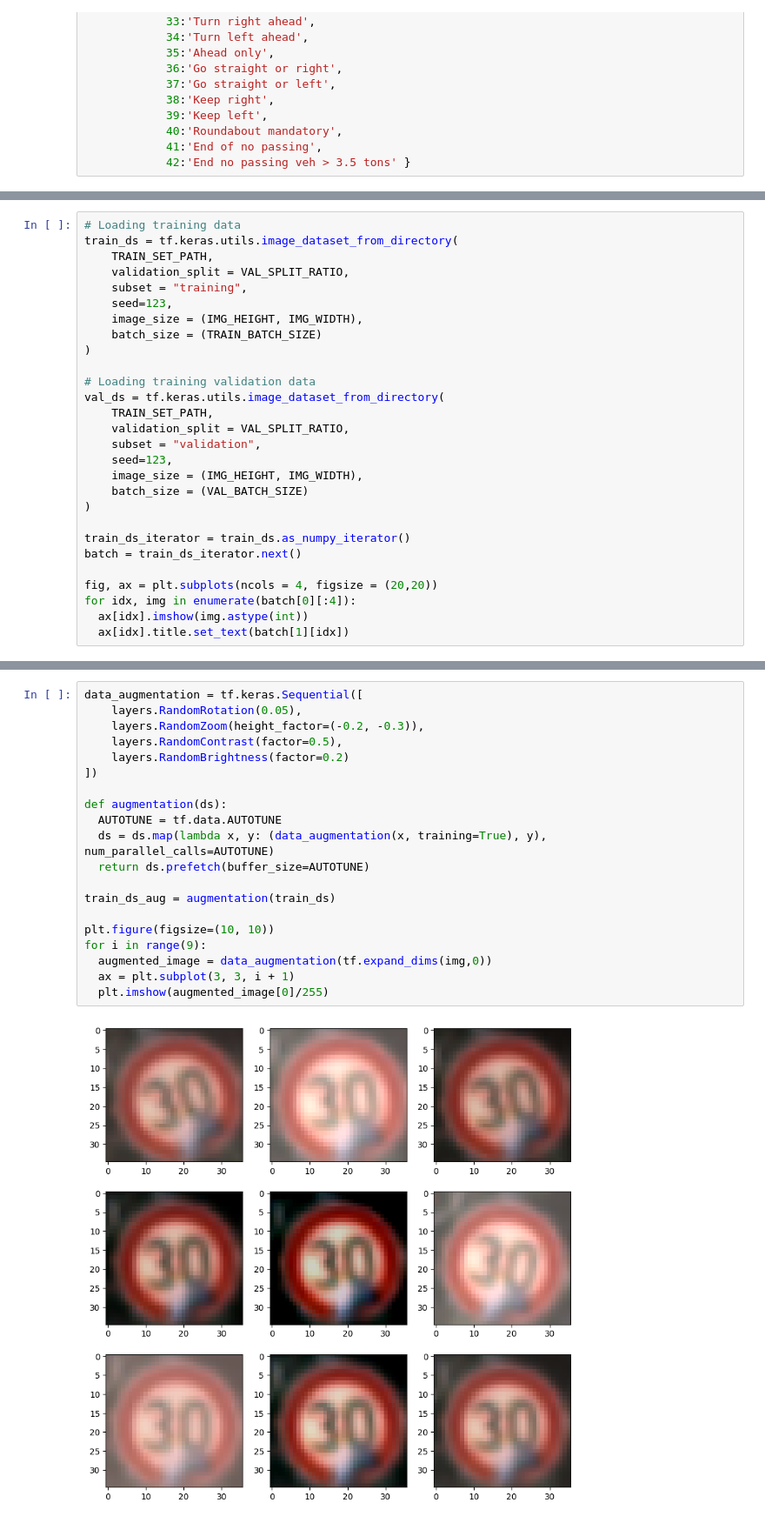
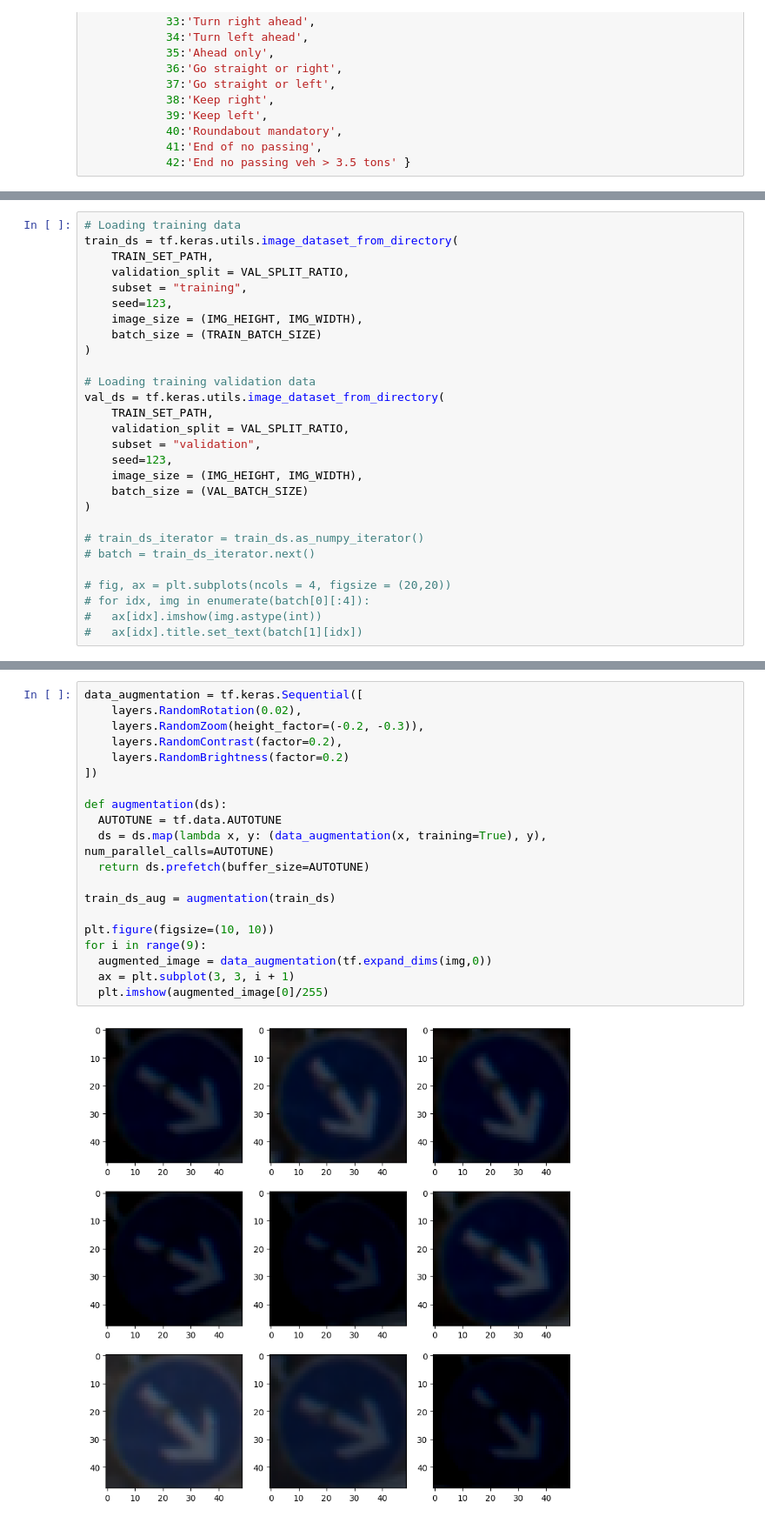
Before and after one commit to Kurtiadam/GTSRB, a Jupyter notebook: GTSRB.ipynb, the cells around one changed output, grey strips where cells are left out. Shown at 87% size. Cells and saved outputs as stored; diff of their text form.

```diff
--- a/GTSRB.ipynb
+++ b/GTSRB.ipynb
@@ -147,13 +168,13 @@ val_ds = tf.keras.utils.image_dataset_from_directory(
     batch_size = (VAL_BATCH_SIZE)
 )
 
-train_ds_iterator = train_ds.as_numpy_iterator()
-batch = train_ds_iterator.next()
+# train_ds_iterator = train_ds.as_numpy_iterator()
+# batch = train_ds_iterator.next()
 
-fig, ax = plt.subplots(ncols = 4, figsize = (20,20))
-for idx, img in enumerate(batch[0][:4]):
-  ax[idx].imshow(img.astype(int))
-  ax[idx].title.set_text(batch[1][idx])
+# fig, ax = plt.subplots(ncols = 4, figsize = (20,20))
+# for idx, img in enumerate(batch[0][:4]):
+#   ax[idx].imshow(img.astype(int))
+#   ax[idx].title.set_text(batch[1][idx])
 # %% [output]
 Found 39209 files belonging to 43 classes.
 Using 31368 files for training.
@@ -163,25 +183,25 @@ Using 7841 files for validation.
 # %%
 data_augmentation = tf.keras.Sequential([
-    layers.RandomRotation(0.05),
+    layers.RandomRotation(0.02),
     layers.RandomZoom(height_factor=(-0.2, -0.3)),
-    layers.RandomContrast(factor=0.5),
+    layers.RandomContrast(factor=0.2),
     layers.RandomBrightness(factor=0.2)
 ])
 
 def augmentation(ds):
   AUTOTUNE = tf.data.AUTOTUNE
   ds = ds.map(lambda x, y: (data_augmentation(x, training=True), y), num_parallel_calls=AUTOTUNE)
   return ds.prefetch(buffer_size=AUTOTUNE)
 
 train_ds_aug = augmentation(train_ds)
 
 plt.figure(figsize=(10, 10))
 for i in range(9):
   augmented_image = data_augmentation(tf.expand_dims(img,0))
   ax = plt.subplot(3, 3, i + 1)
   plt.imshow(augmented_image[0]/255)
 # %% [output]
-[figure, old version]
+[figure, new version]
 # %%
 # Creating the model
 num_classes = len(train_ds.class_names)
```
Also changed, not shown: parts of 17 cells of this notebook.
